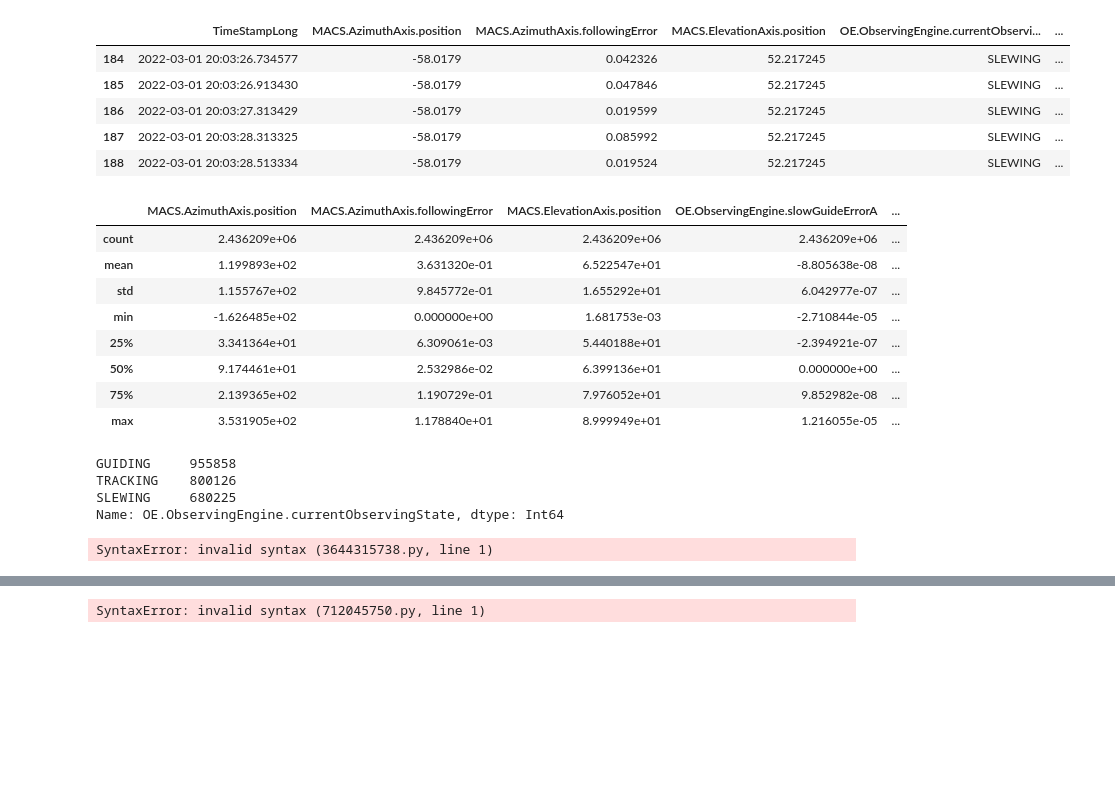
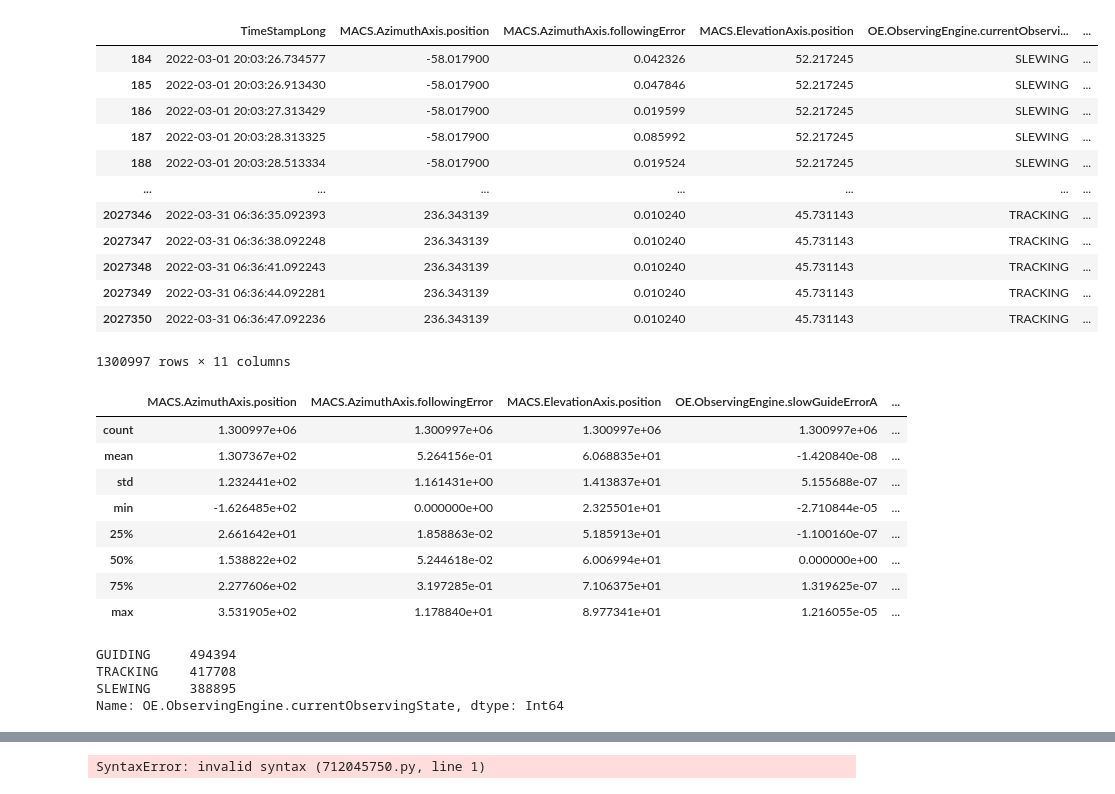
Before and after one commit to mahulo2009/DataScientistND_DataScienceBlogPost, a Jupyter notebook: Data Science Blog Post Following Error March 2022.ipynb, the cells around one changed output, grey strips where cells are left out. Cells and saved outputs as stored; diff of their text form; code cells hidden in the pictures; blank space fills up the shorter version.

```diff
--- a/Data Science Blog Post Following Error March 2022.ipynb
+++ b/Data Science Blog Post Following Error March 2022.ipynb
@@ -10,7 +10,7 @@ import seaborn as sns
 
 plt.rcParams["figure.figsize"] = (11, 5)
 # %%
-df = pd.read_csv('~/.cache/webreport/march_2022/merge_samples.gz',dtype={"OE.ObservingEngine.currentObservingState": "string"})
+df = pd.read_csv('~/.cache/webreport/following_error/merge_samples.gz',dtype={"OE.ObservingEngine.currentObservingState": "string"})
 # %%
 df = df.fillna(method='ffill')
 df = df.dropna()
@@ -40,53 +40,37 @@ df['MACS.AzimuthAxis.followingError'] = df.apply(
     lambda row: normalize_following_error(row['MACS.AzimuthAxis.followingError'], row['MACS.ElevationAxis.position']),
     axis=1)
 # %%
-df.head()
+df
 # %% [output]
 |  | TimeStampLong | MACS.AzimuthAxis.position | MACS.AzimuthAxis.followingError | MACS.ElevationAxis.position | OE.ObservingEngine.currentObservi... | ... |
-| 184 | 2022-03-01 20:03:26.734577 | -58.0179 | 0.042326 | 52.217245 | SLEWING | ... |
-| 185 | 2022-03-01 20:03:26.913430 | -58.0179 | 0.047846 | 52.217245 | SLEWING | ... |
-| 186 | 2022-03-01 20:03:27.313429 | -58.0179 | 0.019599 | 52.217245 | SLEWING | ... |
-| 187 | 2022-03-01 20:03:28.313325 | -58.0179 | 0.085992 | 52.217245 | SLEWING | ... |
-| 188 | 2022-03-01 20:03:28.513334 | -58.0179 | 0.019524 | 52.217245 | SLEWING | ... |
+| 184 | 2022-03-01 20:03:26.734577 | -58.017900 | 0.042326 | 52.217245 | SLEWING | ... |
+| 185 | 2022-03-01 20:03:26.913430 | -58.017900 | 0.047846 | 52.217245 | SLEWING | ... |
+| 186 | 2022-03-01 20:03:27.313429 | -58.017900 | 0.019599 | 52.217245 | SLEWING | ... |
+| 187 | 2022-03-01 20:03:28.313325 | -58.017900 | 0.085992 | 52.217245 | SLEWING | ... |
+| 188 | 2022-03-01 20:03:28.513334 | -58.017900 | 0.019524 | 52.217245 | SLEWING | ... |
+| ... | ... | ... | ... | ... | ... | ... |
+| 2027346 | 2022-03-31 06:36:35.092393 | 236.343139 | 0.010240 | 45.731143 | TRACKING | ... |
+| 2027347 | 2022-03-31 06:36:38.092248 | 236.343139 | 0.010240 | 45.731143 | TRACKING | ... |
+| 2027348 | 2022-03-31 06:36:41.092243 | 236.343139 | 0.010240 | 45.731143 | TRACKING | ... |
+| 2027349 | 2022-03-31 06:36:44.092281 | 236.343139 | 0.010240 | 45.731143 | TRACKING | ... |
+| 2027350 | 2022-03-31 06:36:47.092236 | 236.343139 | 0.010240 | 45.731143 | TRACKING | ... |
+1300997 rows × 11 columns
 # %%
 df.describe()
 # %% [output]
 |  | MACS.AzimuthAxis.position | MACS.AzimuthAxis.followingError | MACS.ElevationAxis.position | OE.ObservingEngine.slowGuideErrorA | ... |
-| count | 2.436209e+06 | 2.436209e+06 | 2.436209e+06 | 2.436209e+06 | ... |
-| mean | 1.199893e+02 | 3.631320e-01 | 6.522547e+01 | -8.805638e-08 | ... |
-| std | 1.155767e+02 | 9.845772e-01 | 1.655292e+01 | 6.042977e-07 | ... |
-| min | -1.626485e+02 | 0.000000e+00 | 1.681753e-03 | -2.710844e-05 | ... |
-| 25% | 3.341364e+01 | 6.309061e-03 | 5.440188e+01 | -2.394921e-07 | ... |
-| 50% | 9.174461e+01 | 2.532986e-02 | 6.399136e+01 | 0.000000e+00 | ... |
-| 75% | 2.139365e+02 | 1.190729e-01 | 7.976052e+01 | 9.852982e-08 | ... |
-| max | 3.531905e+02 | 1.178840e+01 | 8.999949e+01 | 1.216055e-05 | ... |
+| count | 1.300997e+06 | 1.300997e+06 | 1.300997e+06 | 1.300997e+06 | ... |
+| mean | 1.307367e+02 | 5.264156e-01 | 6.068835e+01 | -1.420840e-08 | ... |
+| std | 1.232441e+02 | 1.161431e+00 | 1.413837e+01 | 5.155688e-07 | ... |
+| min | -1.626485e+02 | 0.000000e+00 | 2.325501e+01 | -2.710844e-05 | ... |
+| 25% | 2.661642e+01 | 1.858863e-02 | 5.185913e+01 | -1.100160e-07 | ... |
+| 50% | 1.538822e+02 | 5.244618e-02 | 6.006994e+01 | 0.000000e+00 | ... |
+| 75% | 2.277606e+02 | 3.197285e-01 | 7.106375e+01 | 1.319625e-07 | ... |
+| max | 3.531905e+02 | 1.178840e+01 | 8.977341e+01 | 1.216055e-05 | ... |
 # %%
 print(df['OE.ObservingEngine.currentObservingState'].value_counts())
 # %% [output]
-GUIDING     955858
-TRACKING    800126
-SLEWING     680225
+GUIDING     494394
+TRACKING    417708
+SLEWING     388895
 Name: OE.ObservingEngine.currentObservingState, dtype: Int64
-# %%
-La primera pregunta es como afecta el viento al following error. Es decir, si el viento es fuerte, sube el following error. Para que el viento afecte, debería estar alineado azimuth con la compuerta. Por lo tanto lo primero es ver en que situaciones azimuth y compuerta están alineadas.
-
-MACS.AzimuthAxis.followingError =\
-    F ( MACS.AzimuthAxis.position, MACS.ElevationAxis.position, ECS.DomeRotation.actualPosition , EMCS.WeatherStation.meanWindSpeed, EMCS.WeatherStation.windDirection )
-
-Para ello tengo que agrupar los valores en bins. Todos son valores de angulos menos velocidad del viento. Podría agruparlos por valores de 15.
-
-Realmente lo que quiero saber es si:
-
-MACS.AzimuthAxis.followingError =\
-    F (  EMCS.WeatherStation.meanWindSpeed )
-
-En aquellos casos en que está alineado MACS.AzimuthAxis.position , ECS.DomeRotation.actualPosition y con EMCS.WeatherStation.windDirection.
-
-O si,
-
-MACS.AzimuthAxis.followingError =\
-    F (  EMCS.WeatherStation.meanWindSpeed, MACS.ElevationAxis.position  )
-
-En aquellos casos en que está alineado MACS.AzimuthAxis.position , ECS.DomeRotation.actualPosition y con EMCS.WeatherStation.windDirection.
-# %% [output]
-SyntaxError: invalid syntax (3644315738.py, line 1)
```
Also changed, not shown: parts of 13 cells of this notebook.
